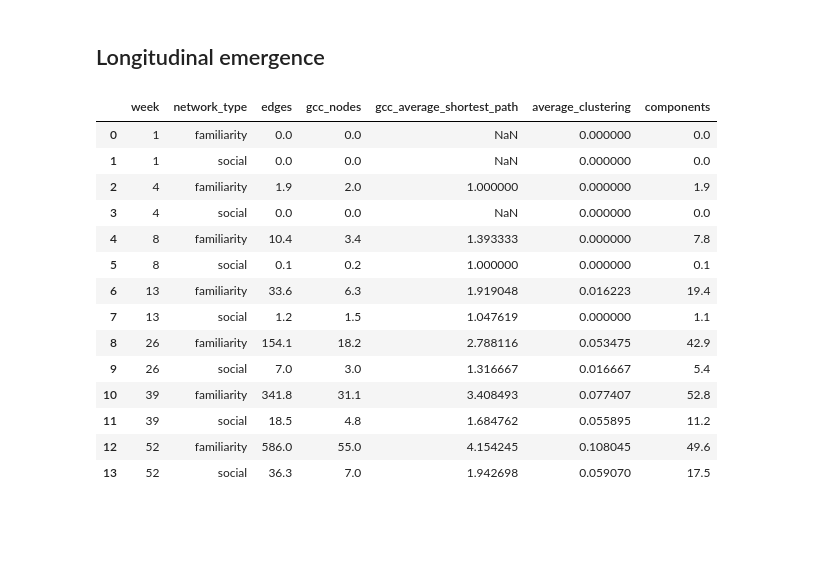
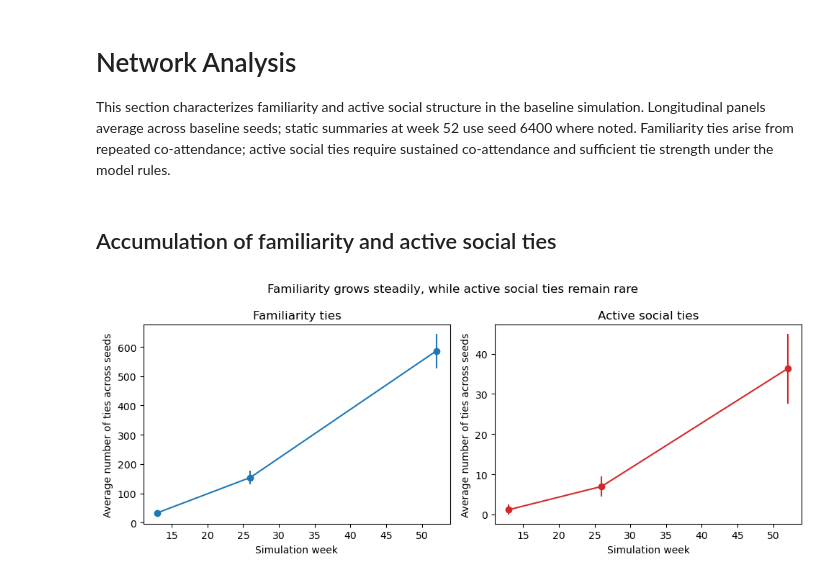
Before and after one commit to agarcia1920/dsan6400-final-project, a Jupyter notebook: analysis/02_network_analysis.ipynb, the cells around one changed output. Drawn from its saved outputs; the diff is of its cells as text; code cells hidden in the pictures; blank space fills up the shorter version.

```diff
--- a/analysis/02_network_analysis.ipynb
+++ b/analysis/02_network_analysis.ipynb
@@ -7,3 +1,7 @@
+# %% [markdown]
+# Network Analysis
+
+This section characterizes familiarity and active social structure in the baseline simulation. Longitudinal panels average across baseline seeds; static summaries at week 52 use seed 6400 where noted. Familiarity ties arise from repeated co-attendance; active social ties require sustained co-attendance and sufficient tie strength under the model rules.
 # %%
 from pathlib import Path
 import sys
@@ -18,33 +23,24 @@ DATA_DIR = PROJECT_ROOT / "data"
-# %% [markdown]
-## Longitudinal emergence
-# %%
-import pandas as pd
-from soulcycle_network.analysis.io import load_master_table
-
-master = load_master_table(OUTPUT_DIR)
-cols = [c for c in (
-    "week", "network_type", "edges", "gcc_nodes",
-    "gcc_average_shortest_path", "average_clustering", "components",
-) if c in master.columns]
-
-(
-    master[master["scenario"] == "baseline"][cols]
-    .groupby(["week", "network_type"], as_index=False)
-    .mean(numeric_only=True)
-)
-# %% [output]
-|  | week | network_type | edges | gcc_nodes | gcc_average_shortest_path | average_clustering | components |
-| 0 | 1 | familiarity | 0.0 | 0.0 | NaN | 0.000000 | 0.0 |
-| 1 | 1 | social | 0.0 | 0.0 | NaN | 0.000000 | 0.0 |
-| 2 | 4 | familiarity | 1.9 | 2.0 | 1.000000 | 0.000000 | 1.9 |
-| 3 | 4 | social | 0.0 | 0.0 | NaN | 0.000000 | 0.0 |
-| 4 | 8 | familiarity | 10.4 | 3.4 | 1.393333 | 0.000000 | 7.8 |
-| 5 | 8 | social | 0.1 | 0.2 | 1.000000 | 0.000000 | 0.1 |
-| 6 | 13 | familiarity | 33.6 | 6.3 | 1.919048 | 0.016223 | 19.4 |
-| 7 | 13 | social | 1.2 | 1.5 | 1.047619 | 0.000000 | 1.1 |
-| 8 | 26 | familiarity | 154.1 | 18.2 | 2.788116 | 0.053475 | 42.9 |
-| 9 | 26 | social | 7.0 | 3.0 | 1.316667 | 0.016667 | 5.4 |
-| 10 | 39 | familiarity | 341.8 | 31.1 | 3.408493 | 0.077407 | 52.8 |
-| 11 | 39 | social | 18.5 | 4.8 | 1.684762 | 0.055895 | 11.2 |
-| 12 | 52 | familiarity | 586.0 | 55.0 | 4.154245 | 0.108045 | 49.6 |
-| 13 | 52 | social | 36.3 | 7.0 | 1.942698 | 0.059070 | 17.5 |
+# %% [markdown]
+## Accumulation of familiarity and active social ties
+# %%
+from soulcycle_network.analysis.io import load_master_table
+
+master = load_master_table(OUTPUT_DIR)
+baseline = master[master["scenario"] == "baseline"]
+benchmark_weeks = [13, 26, 52]  # reporting checkpoints
+layer_titles = {"familiarity": "Familiarity ties", "social": "Active social ties"}
+
+fig, axes = plt.subplots(1, 2, figsize=(10, 4), sharex=True)
+for ax, layer, color in zip(axes, ["familiarity", "social"], ["C0", "C3"]):
+    sub = baseline[(baseline["network_type"] == layer) & (baseline["week"].isin(benchmark_weeks))]
+    stats = sub.groupby("week")["edges"].agg(["mean", "std"])
+    ax.errorbar(stats.index, stats["mean"], yerr=stats["std"], marker="o", color=color)
+    ax.set_title(layer_titles[layer])
+    ax.set_xlabel("Simulation week")
+    ax.set_ylabel("Average number of ties across seeds")
+fig.suptitle("Familiarity grows steadily, while active social ties remain rare")
+fig.tight_layout()
+fig.savefig(FIGURES_DIR / "02_network_growth.png", dpi=150, bbox_inches="tight")
+plt.show()
+# %% [output]
+[figure, added]
```
Also changed, not shown: parts of 22 cells of this notebook, 6 other files.
